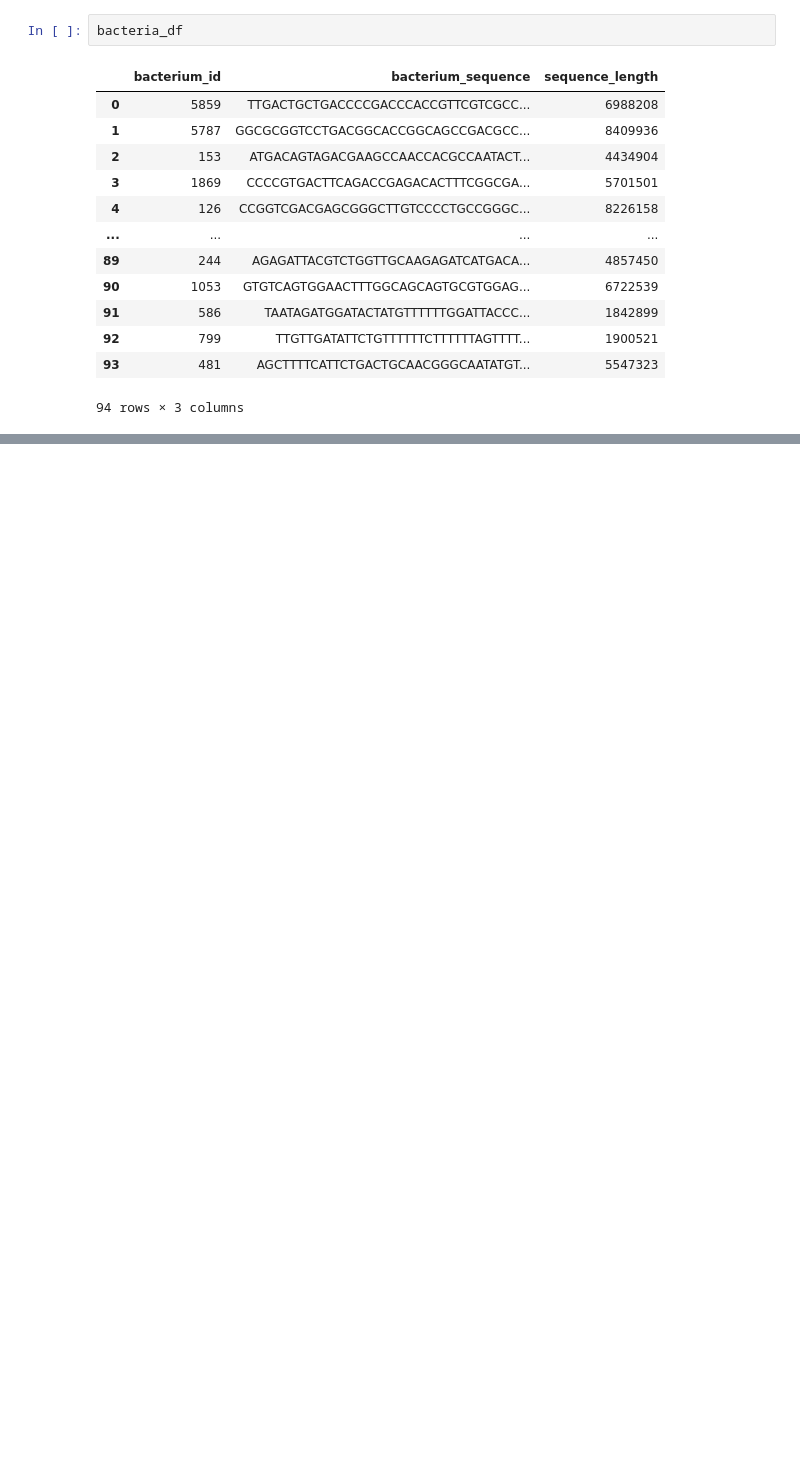
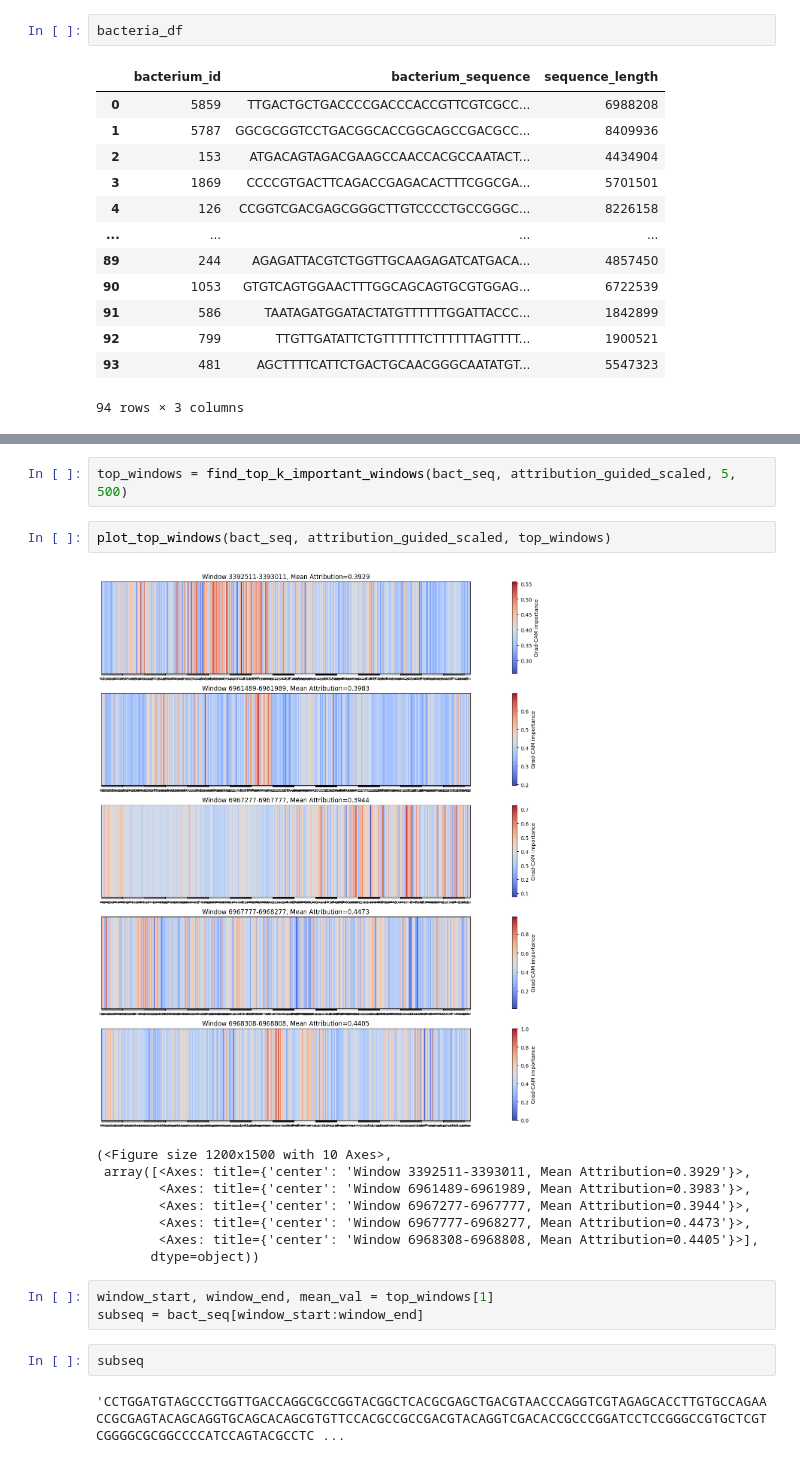
Before and after one commit to arthurbabey/gradcam1D, a Jupyter notebook: keras2torch.ipynb, the cells around one changed output, grey strips where cells are left out. Saved outputs shown, nothing was run; the diff lists cells and outputs as text; blank space fills up the shorter version.

```diff
--- a/keras2torch.ipynb
+++ b/keras2torch.ipynb
@@ -522,0 +422,20 @@ KeyboardInterrupt:
+# %%
+top_windows = find_top_k_important_windows(bact_seq, attribution_guided_scaled, 5, 500)
+# %%
+plot_top_windows(bact_seq, attribution_guided_scaled, top_windows)
+# %% [output]
+[figure, added]
+(<Figure size 1200x1500 with 10 Axes>,
+ array([<Axes: title={'center': 'Window 3392511-3393011, Mean Attribution=0.3929'}>,
+        <Axes: title={'center': 'Window 6961489-6961989, Mean Attribution=0.3983'}>,
+        <Axes: title={'center': 'Window 6967277-6967777, Mean Attribution=0.3944'}>,
+        <Axes: title={'center': 'Window 6967777-6968277, Mean Attribution=0.4473'}>,
+        <Axes: title={'center': 'Window 6968308-6968808, Mean Attribution=0.4405'}>],
+       dtype=object))
+# %%
+window_start, window_end, mean_val = top_windows[1]
+subseq = bact_seq[window_start:window_end]
+# %%
+subseq
+# %% [output]
+'CCTGGATGTAGCCCTGGTTGACCAGGCGCCGGTACGGCTCACGCGAGCTGACGTAACCCAGGTCGTAGAGCACCTTGTGCCAGAACCGCGAGTACAGCAGGTGCAGCACAGCGTGTTCCACGCCGCCGACGTACAGGTCGACACCGCCCGGATCCTCCGGGCCGTGCTCGTCGGGGCGCGGCCCCATCCAGTACGCCTC ...
```
Also changed, not shown: parts of 42 cells of this notebook, 14 other files.
